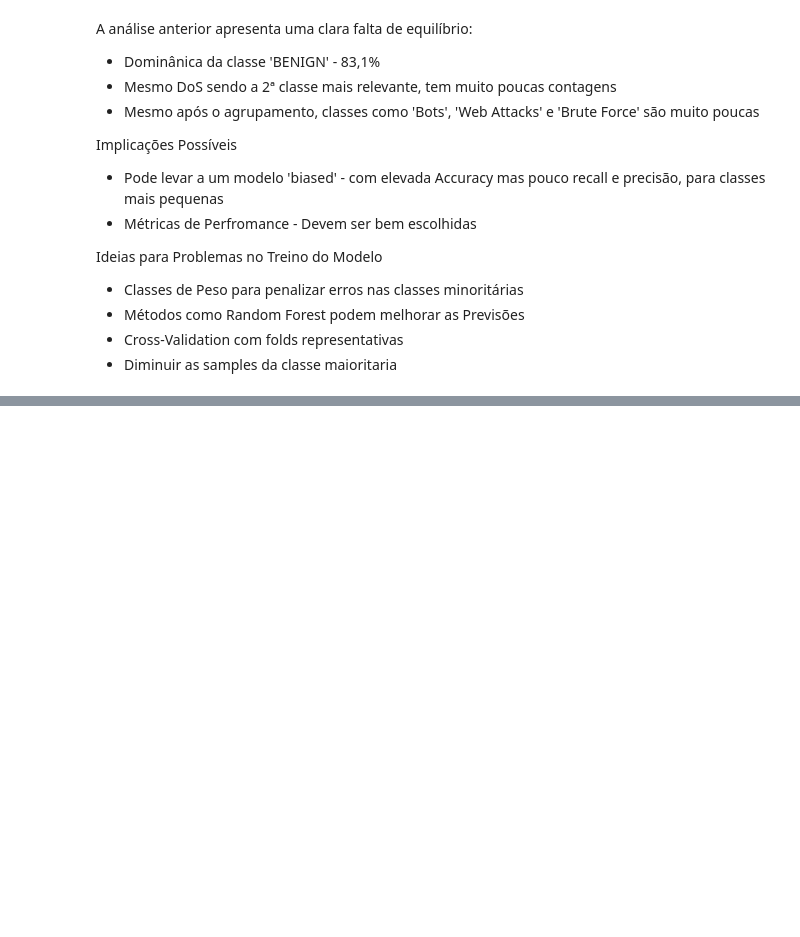
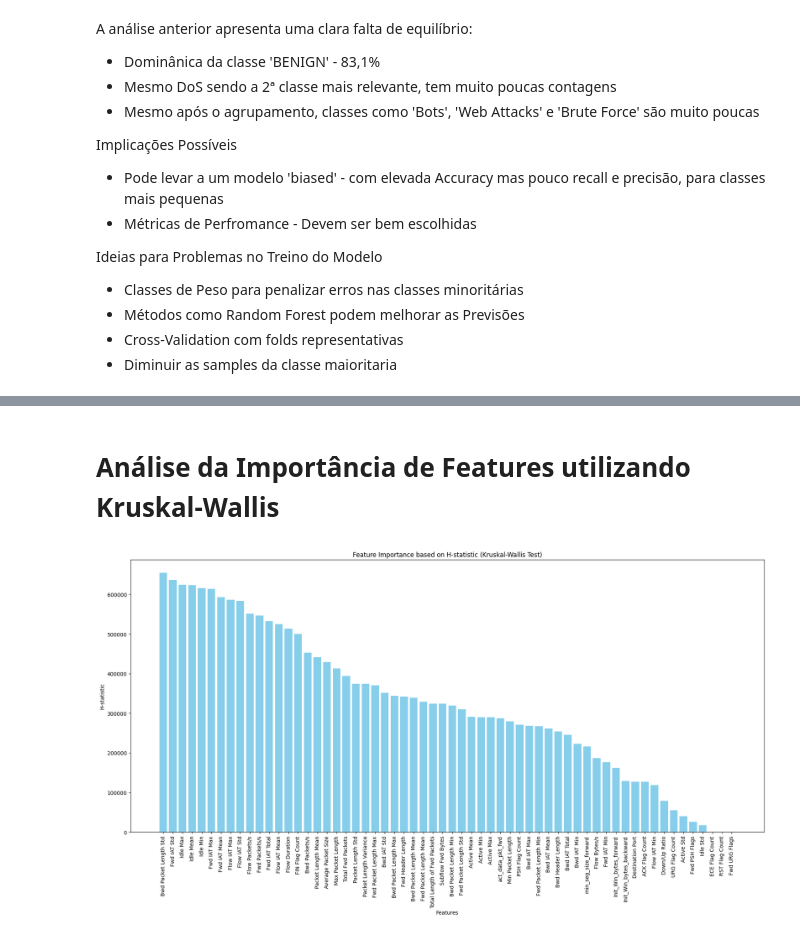
Before and after one commit to dani2308/scadatr, a Jupyter notebook: eda.ipynb, the cells around one changed output, grey strips where cells are left out. Cells and saved outputs as stored; diff of their text form; code cells hidden in the pictures; blank space fills up the shorter version.

```diff
--- a/eda.ipynb
+++ b/eda.ipynb
@@ -766,0 +1001,6 @@ del attack_counts_df
+# %% [markdown]
+# Análise da Importância de Features utilizando Kruskal-Wallis
+# %%
+h_p_stats = analyze_feature_importance(data, numeric_features)
+# %% [output]
+[figure, added]
```
Also changed, not shown: parts of 64 cells of this notebook.
